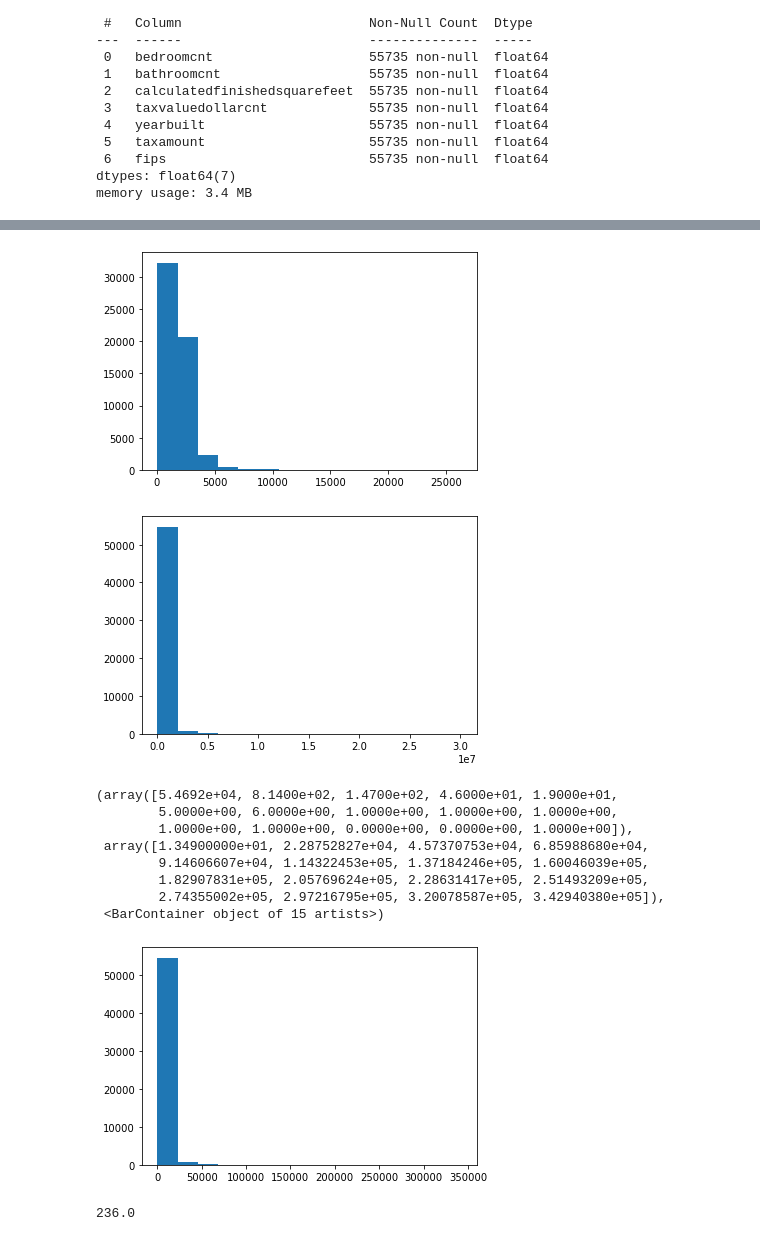
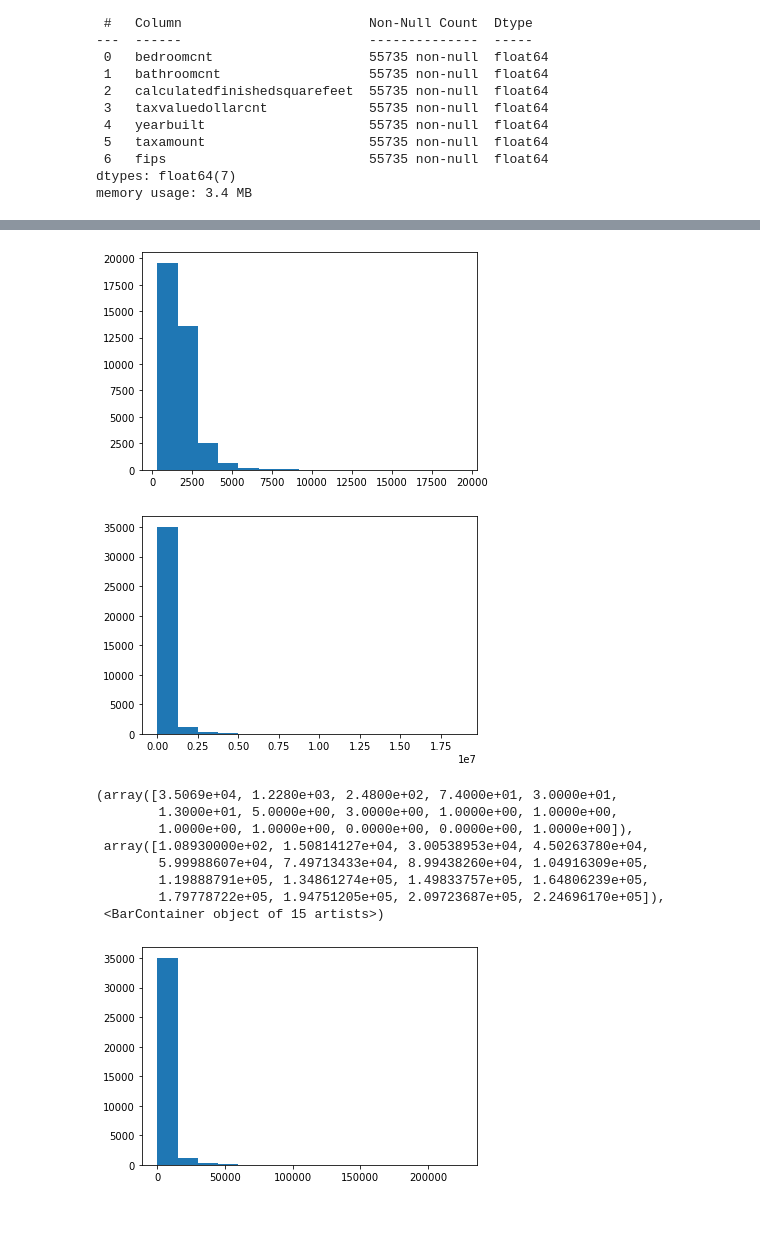
Before and after one commit to tarrencen/regression-project, a Jupyter notebook: explore.ipynb, the cells around one changed output, grey strips where cells are left out. Cells and saved outputs as stored; diff of their text form; code cells hidden in the pictures.

```diff
--- a/explore.ipynb
+++ b/explore.ipynb
@@ -216,0 +524,3 @@ prop_vals.describe()
+# %%
+la_county.poolcnt = la_county.poolcnt.fillna(0)
+la_county.info()
@@ -216,0 +548,3 @@ prop_vals.describe()
+# %%
+la_county_clean = la_county.dropna()
+la_county_clean.info()
@@ -216,0 +572,10 @@ prop_vals.describe()
+# %%
+# Convert data types as appropriate (rooms, building quality, year built = 'int64', pool count = 'uint8' )
+la_county_clean.bedroomcnt = la_county_clean.bedroomcnt.astype('int64')
+la_county_clean.bathroomcnt = la_county_clean.bathroomcnt.astype('int64')
+la_county_clean.buildingqualitytypeid = la_county_clean.buildingqualitytypeid.astype('int64')
+la_county_clean.poolcnt = la_county_clean.poolcnt.astype('uint8')
+la_county_clean.yearbuilt = la_county_clean.yearbuilt.astype('int64')
+la_county_clean.fips = la_county_clean.fips.astype('int64')
+
+la_county_clean.info()
@@ -216,0 +603,16 @@ prop_vals.describe()
+# %%
+la_county_clean = la_county_clean.rename(columns = {
+    'bedroomcnt': 'beds',
+    'bathroomcnt': 'baths',
+    'poolcnt': 'pool',
+    'buildingqualitytypeid': 'condition',
+    'calculatedfinishedsquarefeet': 'calc_fin_sqft',
+    'lotsizesquarefeet': 'lot_sqft',
+    'structuretaxvaluedollarcnt': 'structure_tax_val',
+    'landtaxvaluedollarcnt': 'land_tax_val',
+    'taxvaluedollarcnt': 'tax_val',
+    'yearbuilt': 'yr_built',
+    'taxamount': 'tax_amt',
+    'fips': 'county_code',
+    'logerror': 'log_err'
+    })
@@ -298,22 +1031,18 @@ prop_vals_ex.describe()
 # %%
-plt.hist(prop_vals_ex.calc_sqft,bins= 15)
+plt.hist(la_county_clean.calc_fin_sqft,bins= 15)
 plt.show()
-plt.hist(prop_vals_ex.tax_val, bins= 15)
+plt.hist(la_county_clean.tax_val, bins= 15)
 plt.show()
-plt.hist(prop_vals_ex.tax_amt, bins=15)
+plt.hist(la_county_clean.tax_amt, bins=15)
 # %% [output]
-[figure, old version]
+[figure, new version]
-[figure, old version]
+[figure, new version]
-(array([5.4692e+04, 8.1400e+02, 1.4700e+02, 4.6000e+01, 1.9000e+01,
-        5.0000e+00, 6.0000e+00, 1.0000e+00, 1.0000e+00, 1.0000e+00,
+(array([3.5069e+04, 1.2280e+03, 2.4800e+02, 7.4000e+01, 3.0000e+01,
+        1.3000e+01, 5.0000e+00, 3.0000e+00, 1.0000e+00, 1.0000e+00,
         1.0000e+00, 1.0000e+00, 0.0000e+00, 0.0000e+00, 1.0000e+00]),
- array([1.34900000e+01, 2.28752827e+04, 4.57370753e+04, 6.85988680e+04,
-        9.14606607e+04, 1.14322453e+05, 1.37184246e+05, 1.60046039e+05,
-        1.82907831e+05, 2.05769624e+05, 2.28631417e+05, 2.51493209e+05,
-        2.74355002e+05, 2.97216795e+05, 3.20078587e+05, 3.42940380e+05]),
+ array([1.08930000e+02, 1.50814127e+04, 3.00538953e+04, 4.50263780e+04,
+        5.99988607e+04, 7.49713433e+04, 8.99438260e+04, 1.04916309e+05,
+        1.19888791e+05, 1.34861274e+05, 1.49833757e+05, 1.64806239e+05,
+        1.79778722e+05, 1.94751205e+05, 2.09723687e+05, 2.24696170e+05]),
  <BarContainer object of 15 artists>)
-[figure, old version]
+[figure, new version]
-# %%
-round(len(prop_vals_ex) ** 0.5, 0)
-# %% [output]
-236.0
```
Also changed, not shown: parts of 107 cells of this notebook.
